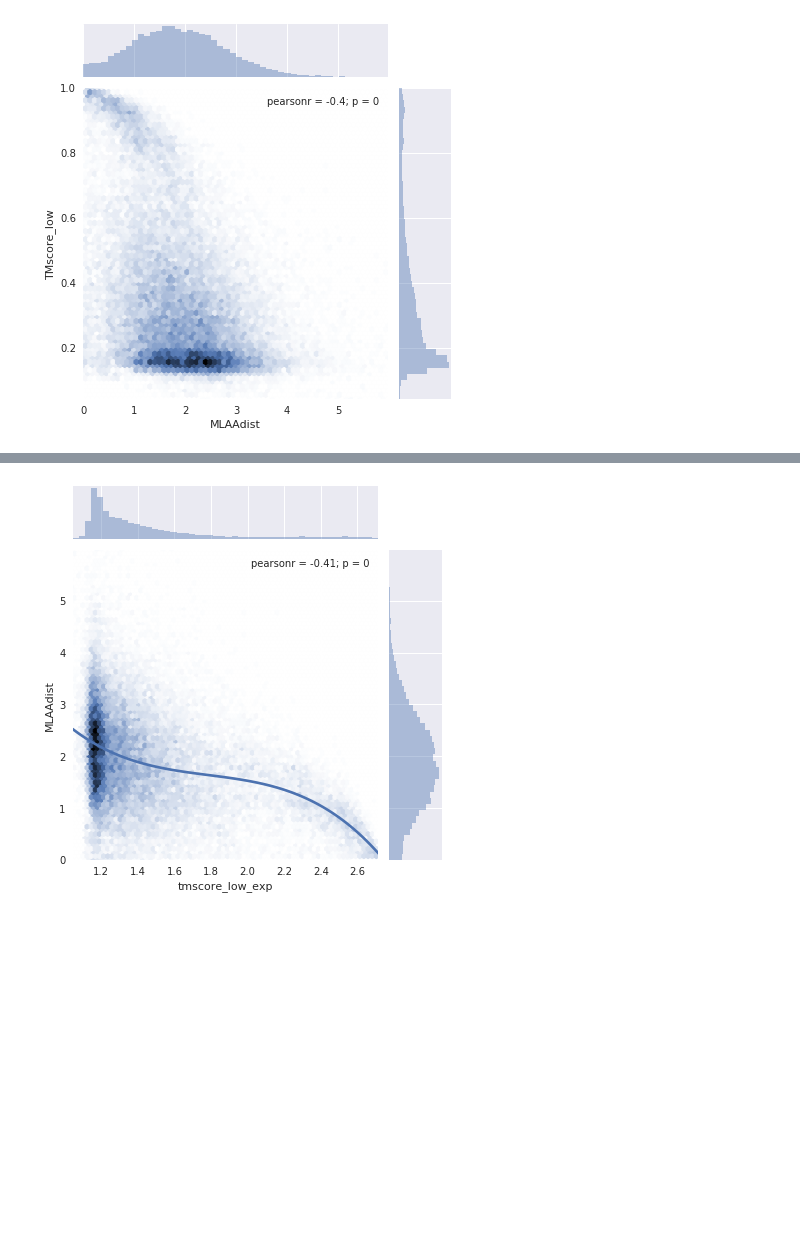
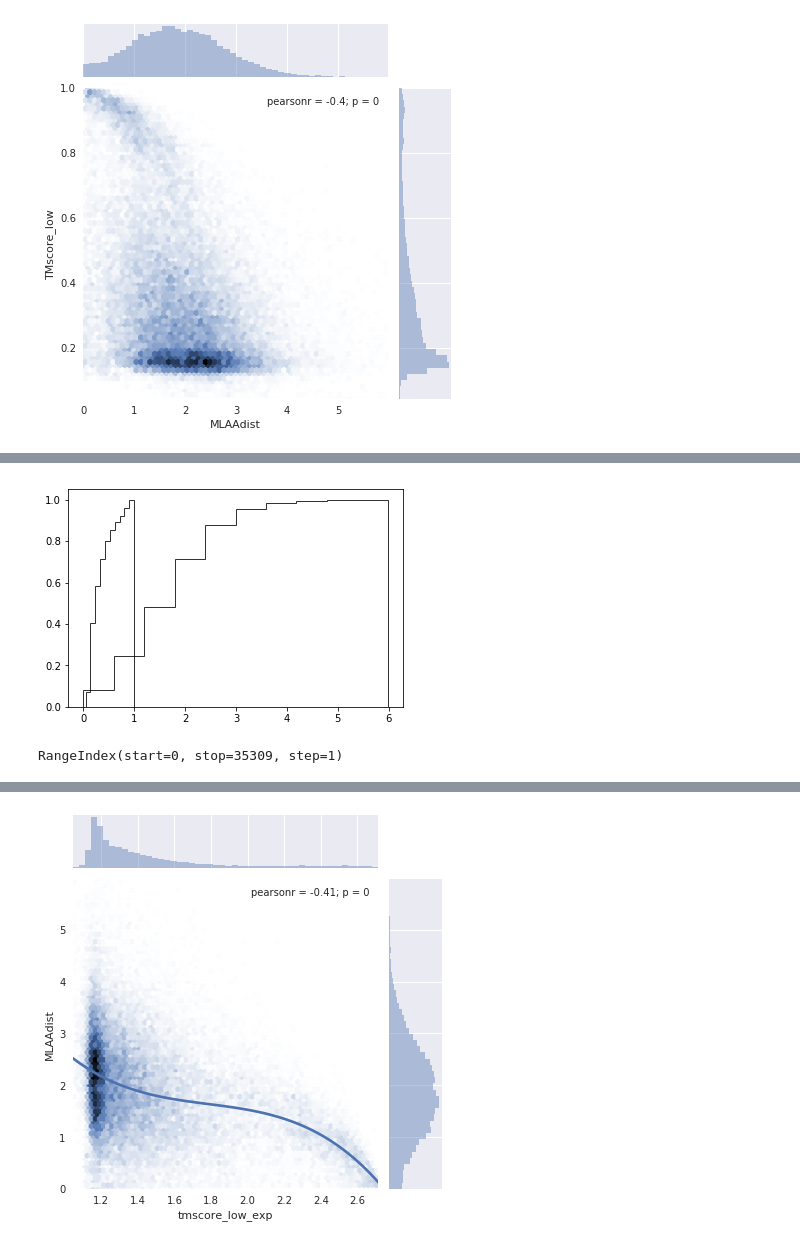
Before and after one commit to patrickbryant1/basic_scilife_scripts, a Jupyter notebook: visual/visual_notebook.ipynb, the cells around one changed output, grey strips where cells are left out. Drawn from its saved outputs; the diff is of its cells as text; code cells hidden in the pictures; blank space fills up the shorter version.

```diff
--- a/visual/visual_notebook.ipynb
+++ b/visual/visual_notebook.ipynb
@@ -95,0 +174,14 @@ print(z)
+# %%
+x = np.asarray(below_6["MLAAdist"])
+y = np.asarray(below_6["TMscore_low"])
+plt.hist(x, normed=True, cumulative=True, label='CDF',
+         histtype='step', alpha=0.8, color='k')
+plt.hist(y, normed=True, cumulative=True, label='CDF',
+         histtype='step', alpha=0.8, color='k')
+plt.show()
+# %% [output]
+[figure, added]
+# %%
+complete_df.index
+# %% [output]
+RangeIndex(start=0, stop=35309, step=1)
```
Also changed, not shown: parts of 4 cells of this notebook, 3 other files.
